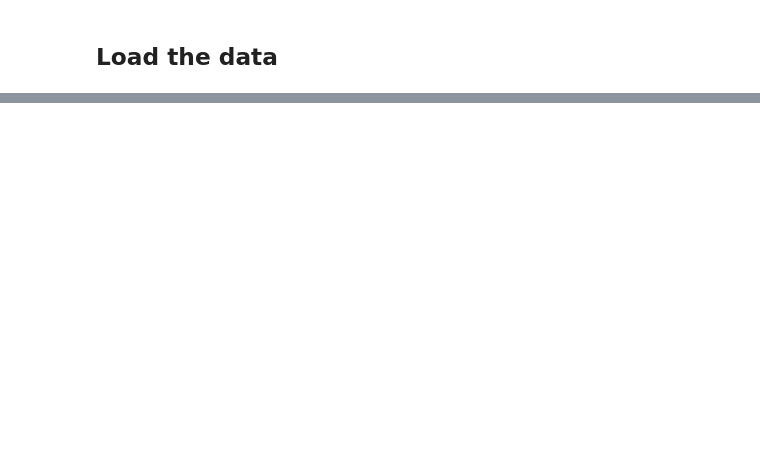
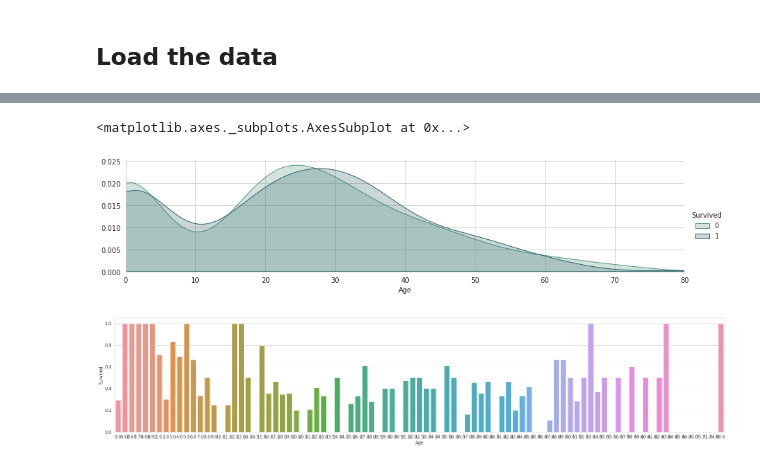
Before and after one commit to Daniele1209/Machine-Learning-Playground, a Jupyter notebook: Titanic Challenge/TitanicChallengeKaggle.ipynb, the cells around one changed output, grey strips where cells are left out. Cells and saved outputs as stored; diff of their text form; code cells hidden in the pictures; blank space fills up the shorter version.

```diff
--- a/Titanic Challenge/TitanicChallengeKaggle.ipynb
+++ b/Titanic Challenge/TitanicChallengeKaggle.ipynb
@@ -23,0 +100,17 @@ train_data.head()
+# %%
+# Display median age value related to passengers survivability
+
+# Using seaborn library
+pal = sns.cubehelix_palette(3, rot=-.5, light=.5)
+figure = sns.FacetGrid(train_data, hue="Survived", aspect=4, palette=pal)
+figure.map(sns.kdeplot, 'Age', shade= True)
+figure.set(xlim=(0, train_data['Age'].max()))
+figure.add_legend()
+
+ax = plt.subplots(1, 1, figsize = (26, 5))
+age_avg = train_data[["Age", "Survived"]].groupby(['Age'], as_index=False).mean()
+sns.barplot(x='Age', y='Survived', data=age_avg)
+# %% [output]
+<matplotlib.axes._subplots.AxesSubplot at 0x...>
+[figure, added]
+[figure, added]
```
Also changed, not shown: parts of 36 cells of this notebook, 1 other file.
